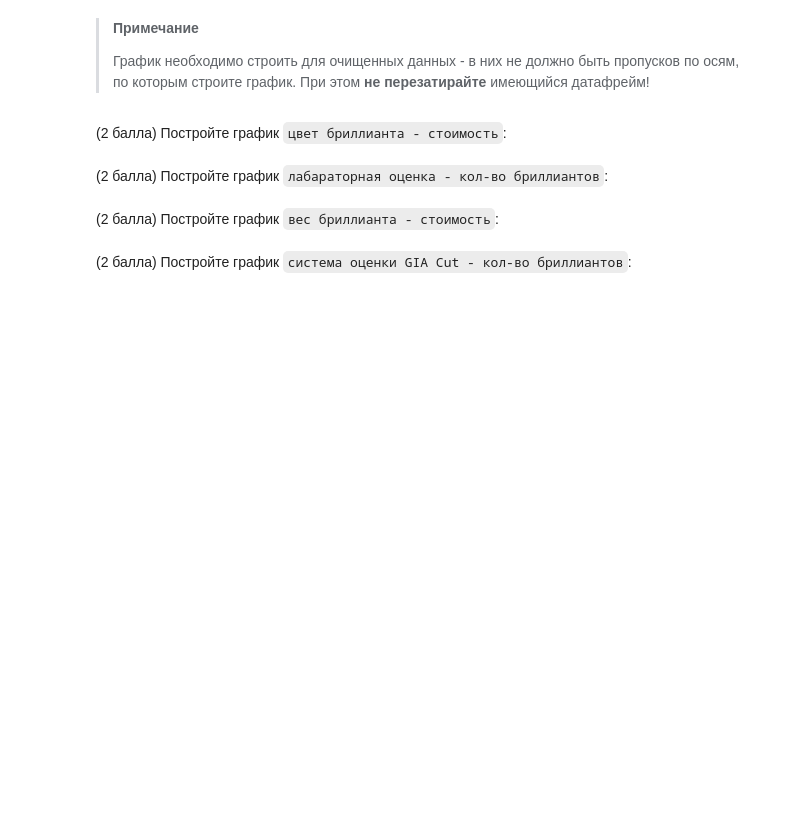
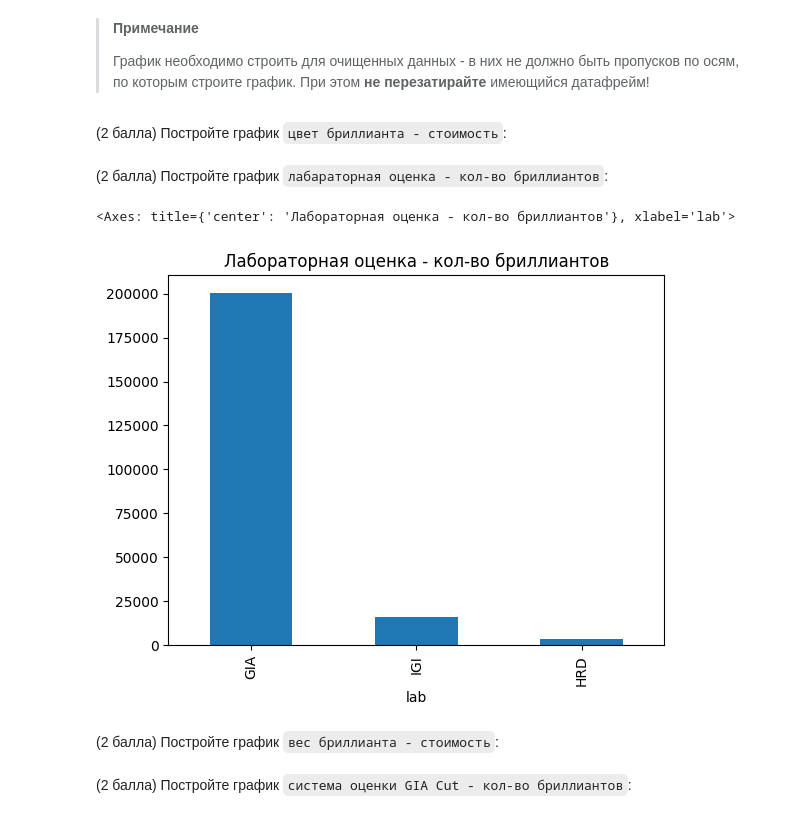
Before and after one commit to dmitriifeshin/labotary, a Jupyter notebook: lab_work_dimas.ipynb, the cells around one changed output. Drawn from its saved outputs; the diff is of its cells as text; code cells hidden in the pictures; blank space fills up the shorter version.

```diff
--- a/lab_work_dimas.ipynb
+++ b/lab_work_dimas.ipynb
@@ -507,2 +571,8 @@ diamonds
+# %%
+count_of_diamonds = diamonds['lab'].value_counts()
+count_of_diamonds.plot(kind='bar', title='Лабораторная оценка - кол-во бриллиантов')
+# %% [output]
+<Axes: title={'center': 'Лабораторная оценка - кол-во бриллиантов'}, xlabel='lab'>
+[figure, added]
 # %% [markdown]
 (2 балла) Постройте график `вес бриллианта - стоимость`:
```
Also changed, not shown: parts of 28 cells of this notebook.
